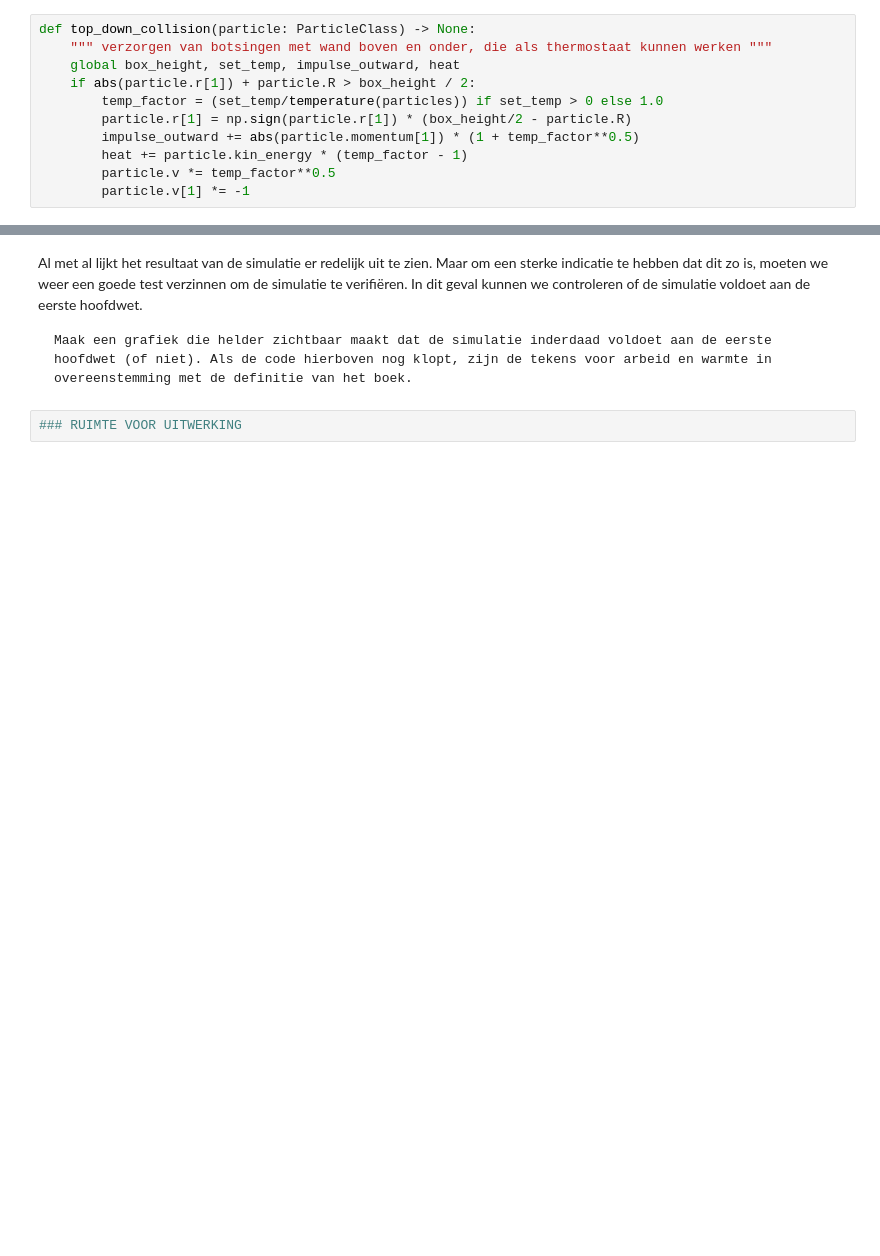
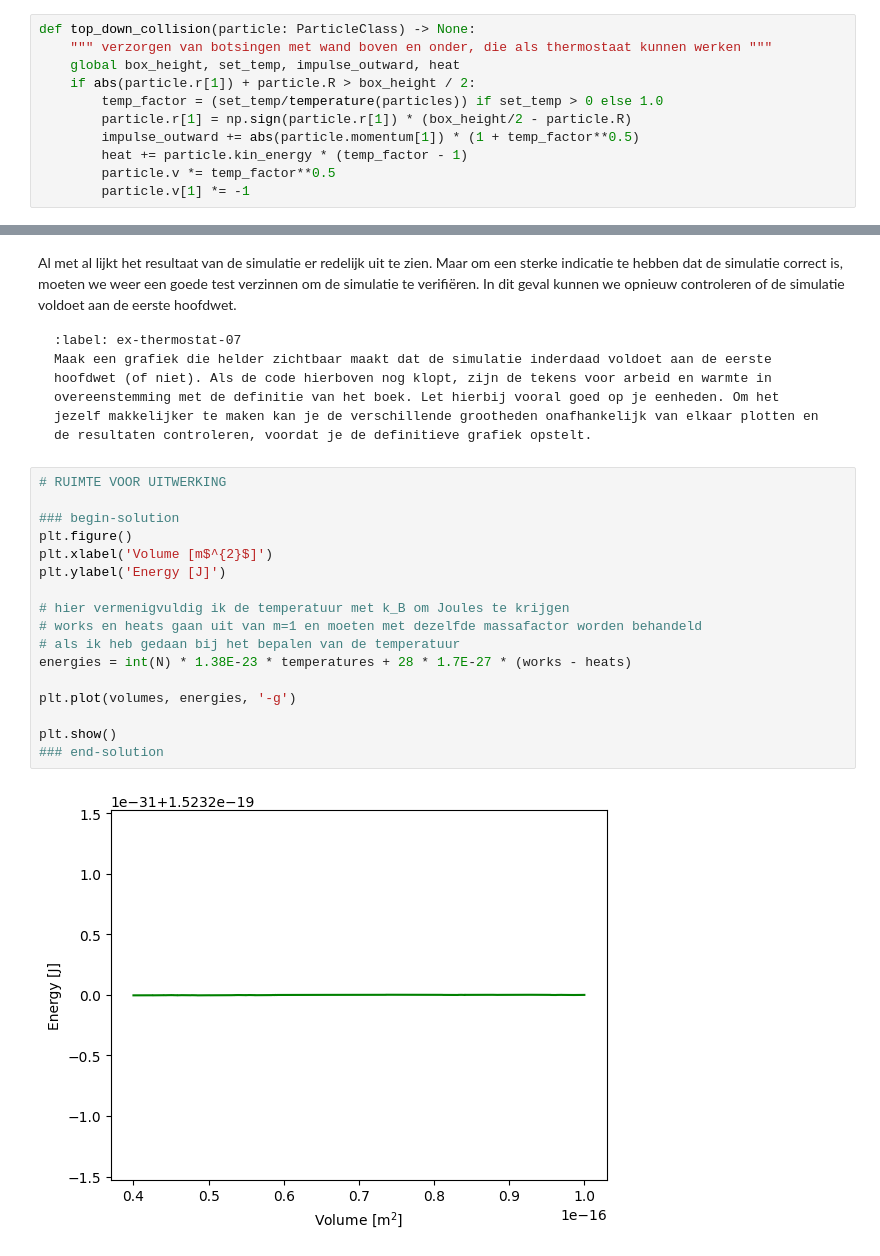
Before and after one commit to Contemporary-Physicslab/PySim, a Jupyter notebook: book/Q2/Thermostaat.ipynb, the cells around one changed output, grey strips where cells are left out. Drawn from its saved outputs; the diff is of its cells as text; blank space fills up the shorter version.

````diff
--- a/book/Q2/Thermostaat.ipynb
+++ b/book/Q2/Thermostaat.ipynb
@@ -318,8 +327,26 @@ Als je ervan uit kan gaan dat de afvoer van warmte evenredig is met het verschil
 # %% [markdown]
-Al met al lijkt het resultaat van de simulatie er redelijk uit te zien. Maar om een sterke indicatie te hebben dat dit zo is, moeten we weer een goede test verzinnen om de simulatie te verifiëren. In dit geval kunnen we controleren of de simulatie voldoet aan de eerste hoofdwet.
+Al met al lijkt het resultaat van de simulatie er redelijk uit te zien. Maar om een sterke indicatie te hebben dat de simulatie correct is, moeten we weer een goede test verzinnen om de simulatie te verifiëren. In dit geval kunnen we opnieuw controleren of de simulatie voldoet aan de eerste hoofdwet.
 
-```{exercise}
-Maak een grafiek die helder zichtbaar maakt dat de simulatie inderdaad voldoet aan de eerste hoofdwet (of niet). Als de code hierboven nog klopt, zijn de tekens voor arbeid en warmte in overeenstemming met de definitie van het boek.
+```{exercise} eerste hoofdwet herhaald
+:label: ex-thermostat-07
+Maak een grafiek die helder zichtbaar maakt dat de simulatie inderdaad voldoet aan de eerste hoofdwet (of niet). Als de code hierboven nog klopt, zijn de tekens voor arbeid en warmte in overeenstemming met de definitie van het boek. Let hierbij vooral goed op je eenheden. Om het jezelf makkelijker te maken kan je de verschillende grootheden onafhankelijk van elkaar plotten en de resultaten controleren, voordat je de definitieve grafiek opstelt.
 ```
 # %%
-### RUIMTE VOOR UITWERKING
+# RUIMTE VOOR UITWERKING
+
+### begin-solution
+plt.figure()
+plt.xlabel('Volume [m$^{2}$]')
+plt.ylabel('Energy [J]')
+
+# hier vermenigvuldig ik de temperatuur met k_B om Joules te krijgen
+# works en heats gaan uit van m=1 en moeten met dezelfde massafactor worden behandeld
+# als ik heb gedaan bij het bepalen van de temperatuur
+energies = int(N) * 1.38E-23 * temperatures + 28 * 1.7E-27 * (works - heats)
+
+plt.plot(volumes, energies, '-g')
+
+plt.show()
+### end-solution
+# %% [output]
+[figure, added]
````
Also changed, not shown: parts of 16 cells of this notebook.
